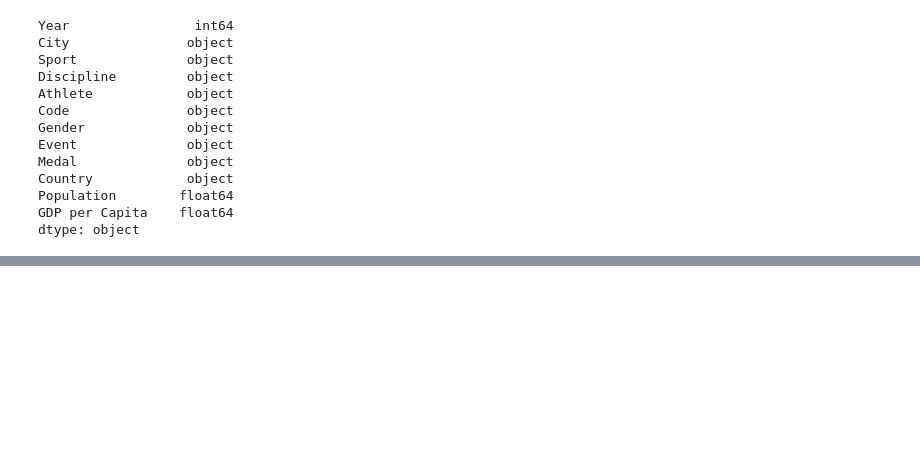
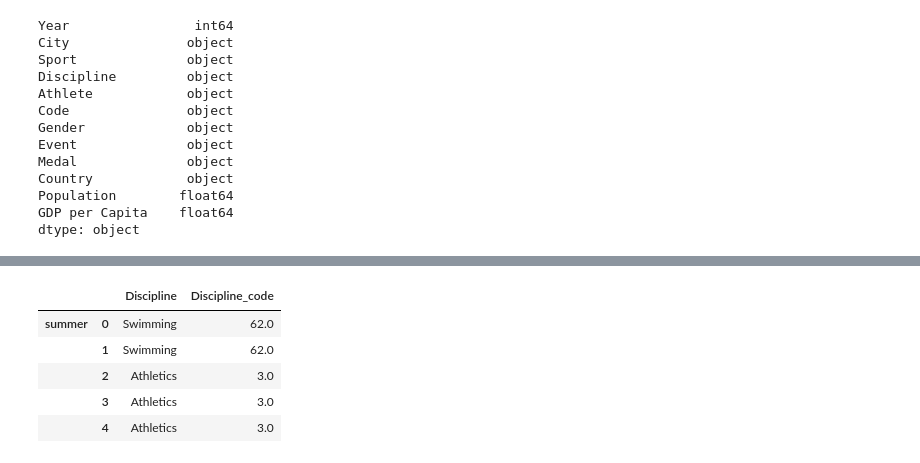
Before and after one commit to HDSC-21/olympic-game, a Jupyter notebook: Image/EDA.ipynb, the cells around one changed output, grey strips where cells are left out. Cells and saved outputs as stored; diff of their text form; code cells hidden in the pictures; blank space fills up the shorter version.

```diff
--- a/Image/EDA.ipynb
+++ b/Image/EDA.ipynb
@@ -220,0 +277,13 @@ dtype: float64
+# %%
+#Ordinary encoding
+from sklearn.preprocessing import OrdinalEncoder
+ord_enc = OrdinalEncoder()
+olympic_df["Discipline_code"] = ord_enc.fit_transform(olympic_df[["Discipline"]])
+olympic_df[["Discipline", "Discipline_code"]].head()
+# %% [output]
+|  |  | Discipline | Discipline_code |
+| summer | 0 | Swimming | 62.0 |
+|  | 1 | Swimming | 62.0 |
+|  | 2 | Athletics | 3.0 |
+|  | 3 | Athletics | 3.0 |
+|  | 4 | Athletics | 3.0 |
```
Also changed, not shown: parts of 14 cells of this notebook.
